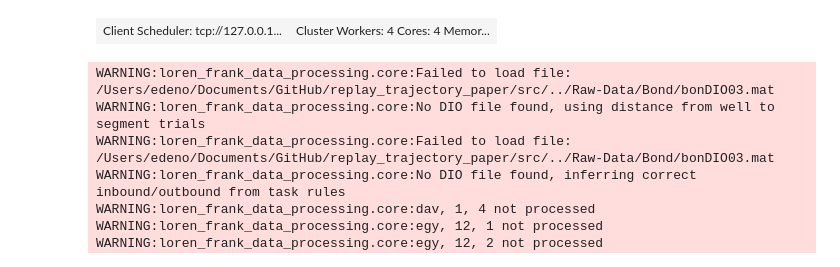
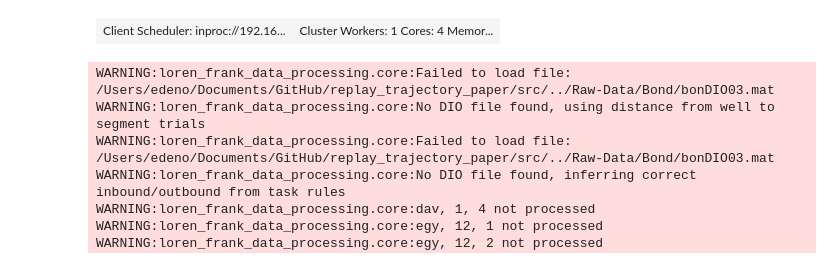
Before and after one commit to Eden-Kramer-Lab/replay_trajectory_paper, a Jupyter notebook: notebooks/Test_1D_Real_Data.ipynb, the cells around one changed output. Saved outputs shown, nothing was run; the diff lists cells and outputs as text; code cells hidden in the pictures.

```diff
--- a/notebooks/Test_1D_Real_Data.ipynb
+++ b/notebooks/Test_1D_Real_Data.ipynb
@@ -7,20 +7,20 @@
 # %%
 import numpy as np
 import matplotlib.pyplot as plt
 import pandas as pd
 import xarray as xr
 
 from dask.distributed import Client, LocalCluster
 import dask
 import logging
 
 logging.basicConfig(level=logging.INFO)
 
-client = Client(processes=True)
+client = Client(processes=False)
 
 client
 # %% [output]
-| Client Scheduler: tcp://127.0.0.1... | Cluster Workers: 4 Cores: 4 Memor... |
+| Client Scheduler: inproc://192.16... | Cluster Workers: 1 Cores: 4 Memor... |
 # %%
 from src.load_data import load_data
 
```
Also changed, not shown: parts of 34 cells of this notebook, 1 other file.
